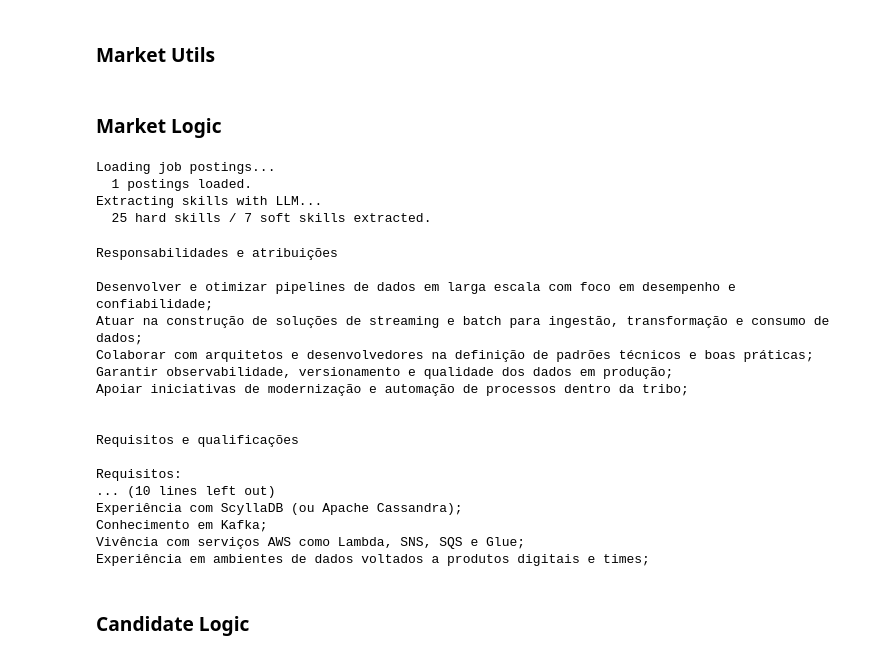
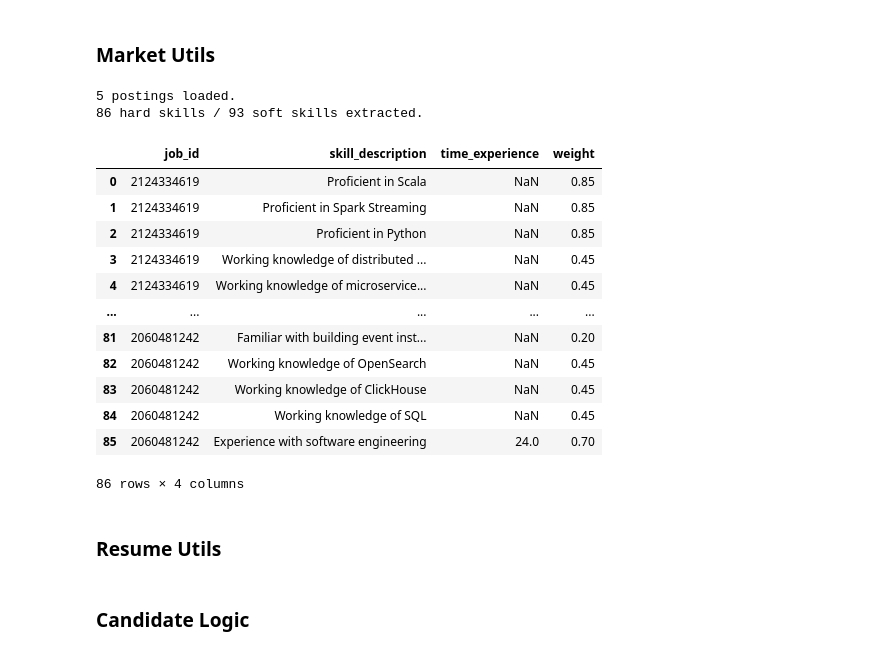
Before and after one commit to cgodevs/market-technical-fit-analysis-tool, a Jupyter notebook: docs/demo.ipynb, the cells around one changed output. Saved outputs shown, nothing was run; the diff lists cells and outputs as text; code cells hidden in the pictures.

```diff
--- a/docs/demo.ipynb
+++ b/docs/demo.ipynb
@@ -544,79 +207,36 @@ def load_job_postings() -> pd.DataFrame:
             rows = cur.fetchall()
             cols = [desc[0] for desc in cur.description]
     return pd.DataFrame(rows, columns=cols)
-# %% [markdown]
-### Market Logic
 # %%
-_SKILLS_SYSTEM_PROMPT = """
-    You are an expert technical recruiter and organizational psychologist specializing in behavioral competency frameworks.
-    Extract ALL hard and soft skills from the job description and assign each a relevance weight.
-
-    ## Hard Skills
-    Specific tools, technologies, methodologies, and domain knowledge.
-
-    Rules:
-    1. Extract BOTH the broad category AND each specific tool mentioned.
-    - e.g. "ETL (SSIS or Azure)" → `ETL`, `SSIS`, `Azure` as separate entries.
-    2. Use concise canonical English names (e.g. `SQL`, `Python`, `Azure Data Factory`).
-    - Not too general (`Microsoft Cloud Services`, not `Microsoft`).
-    - Not too specific (`Python`, not `Python 3.8`).
-    3. Always extract language requirements as hard skills (e.g. `Fluent English`).
-    4. `time_experience`: populate only if a duration is explicitly mentioned; otherwise null.
-    5. Specific tools listed as "preferred" get slightly lower weight than their parent category.
-
-    ## Soft Skills
-    Interpersonal, behavioral, or cognitive traits NOT tied to a specific tool or domain.
-    Examples: `Stakeholder Communication`, `Cross-functional Collaboration`.
-    NOT soft skills: tool proficiency, language proficiency, domain knowledge → those are hard skills.
-
-    Rules:
-    1. Use short English noun phrases (e.g. `Proactive Risk Escalation`).
-    2. If a sentence implies multiple distinct soft skills, extract each separately.
-
-    ## Weight assignment (both skill types)
-    | Signal                                      | Range     |
-    |---------------------------------------------|-----------|
-    | Required / mandatory / strongly emphasized  | 0.8 – 1.0 |
-    | Preferred / clearly mentioned               | 0.5 – 0.7 |
-    | Desirable / implied / nice-to-have          | 0.2 – 0.4 |
-
-    All descriptions must be in English, even if the source text is in another language.
-"""
+# Market Logic
 chat_model = init_chat_model(
     model=MODEL_NAME,
     model_provider=LLM_PROVIDER,
     temperature=LLM_TEMPERATURE,
     api_key=GEMINI_API_KEY,
 )
 
 jobs_df = load_job_postings()
 print(f"{len(jobs_df)} postings loaded.")
 
 hard_df, soft_df = extract_skills_bulk(chat_model, jobs_df)
 print(f"{len(hard_df)} hard skills / {len(soft_df)} soft skills extracted.")
 hard_df
 # %% [output]
-Loading job postings...
-  1 postings loaded.
-Extracting skills with LLM...
-  25 hard skills / 7 soft skills extracted.
+5 postings loaded.
+86 hard skills / 93 soft skills extracted.
+|  | job_id | skill_description | time_experience | weight |
+| 0 | 2124334619 | Proficient in Scala | NaN | 0.85 |
+| 1 | 2124334619 | Proficient in Spark Streaming | NaN | 0.85 |
+| 2 | 2124334619 | Proficient in Python | NaN | 0.85 |
+| 3 | 2124334619 | Working knowledge of distributed ... | NaN | 0.45 |
+| 4 | 2124334619 | Working knowledge of microservice... | NaN | 0.45 |
+| ... | ... | ... | ... | ... |
+| 81 | 2060481242 | Familiar with building event inst... | NaN | 0.20 |
+| 82 | 2060481242 | Working knowledge of OpenSearch | NaN | 0.45 |
+| 83 | 2060481242 | Working knowledge of ClickHouse | NaN | 0.45 |
+| 84 | 2060481242 | Working knowledge of SQL | NaN | 0.45 |
+| 85 | 2060481242 | Experience with software engineering | 24.0 | 0.70 |
+86 rows × 4 columns
-# %%
-print(jobs_df["description"].tolist()[0])
-# %% [output]
-Responsabilidades e atribuições
-
-Desenvolver e otimizar pipelines de dados em larga escala com foco em desempenho e confiabilidade;
-Atuar na construção de soluções de streaming e batch para ingestão, transformação e consumo de dados;
-Colaborar com arquitetos e desenvolvedores na definição de padrões técnicos e boas práticas;
-Garantir observabilidade, versionamento e qualidade dos dados em produção;
-Apoiar iniciativas de modernização e automação de processos dentro da tribo;
-
-
-Requisitos e qualificações
-
-Requisitos:
-... (10 lines left out)
-Experiência com ScyllaDB (ou Apache Cassandra);
-Conhecimento em Kafka;
-Vivência com serviços AWS como Lambda, SNS, SQS e Glue;
-Experiência em ambientes de dados voltados a produtos digitais e times;
+# %% [markdown]
+### Resume Utils
```
Also changed, not shown: parts of 18 cells of this notebook.
